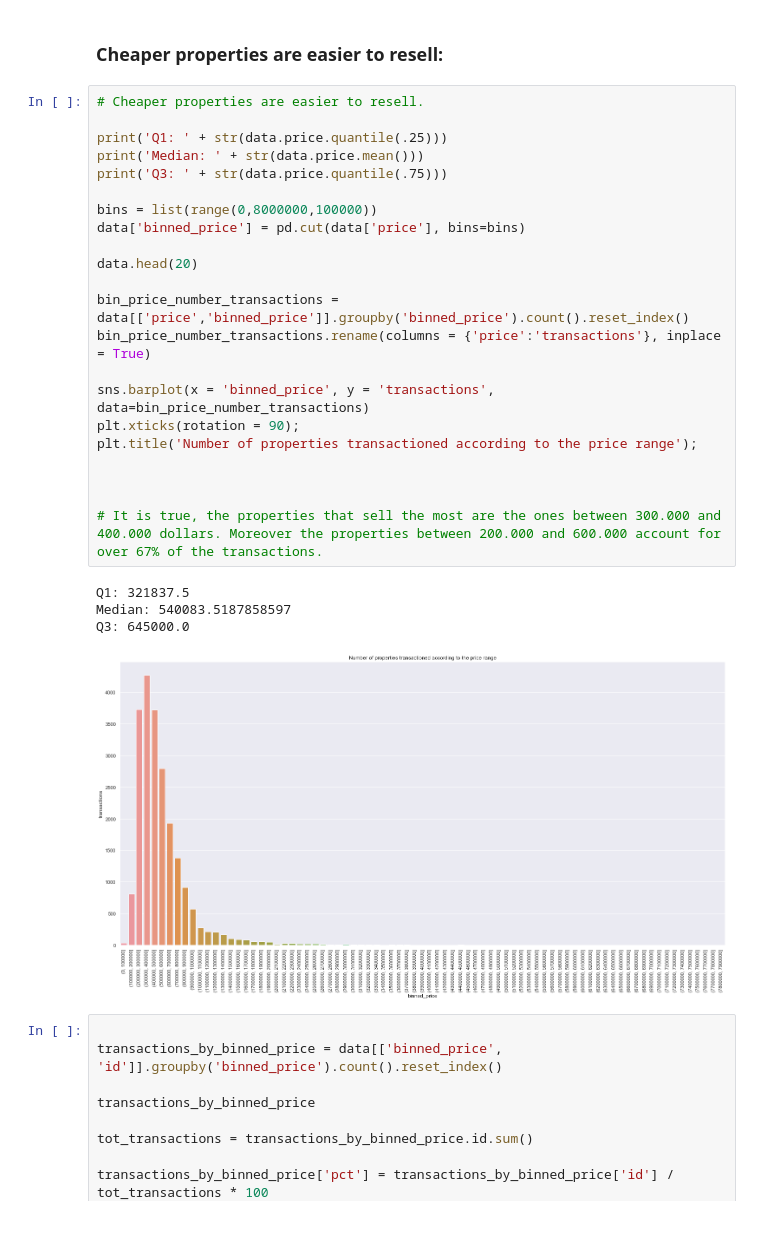
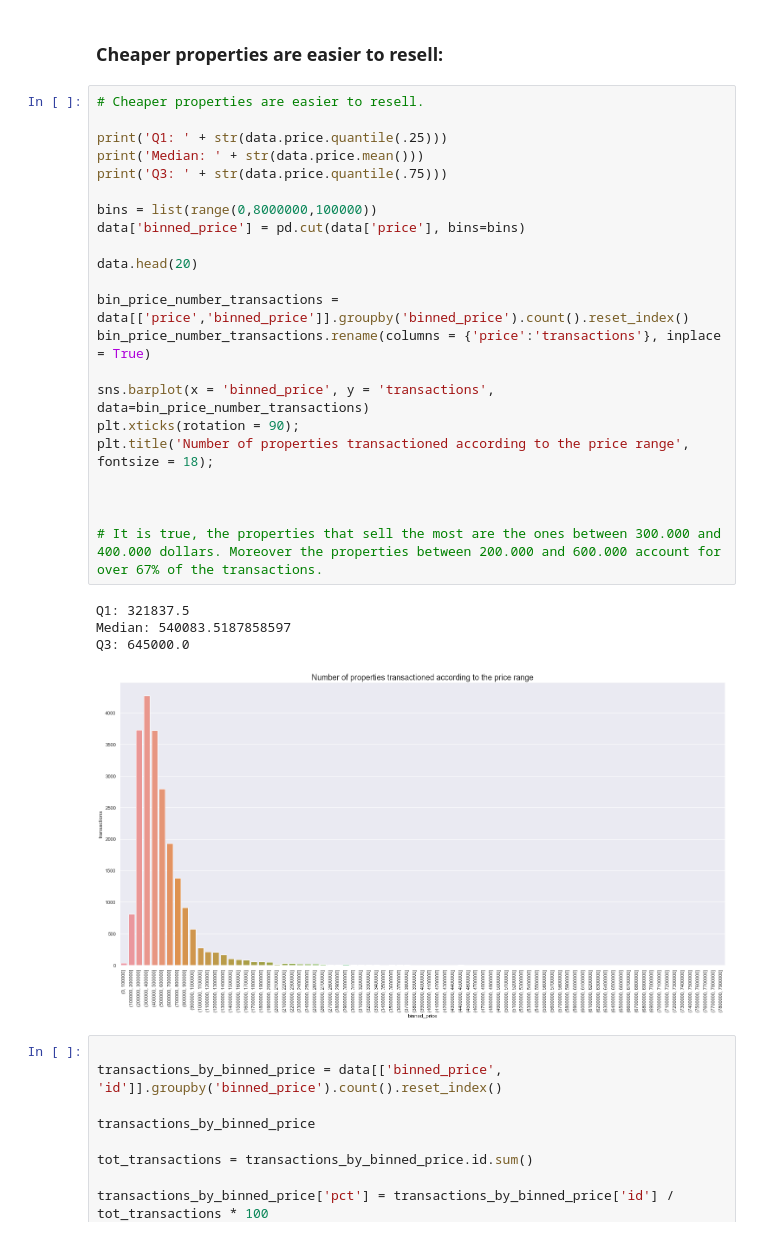
Before and after one commit to fusaa/house-dashboard, a Jupyter notebook: 0 - king county.ipynb, the cells around one changed output. Cells and saved outputs as stored; diff of their text form.

```diff
--- a/0 - king county.ipynb
+++ b/0 - king county.ipynb
@@ -346,30 +346,30 @@ plt.title('Price per Square foot vs Year of Construction');
 # %%
 # Cheaper properties are easier to resell.
 
 print('Q1: ' + str(data.price.quantile(.25)))
 print('Median: ' + str(data.price.mean()))
 print('Q3: ' + str(data.price.quantile(.75)))
 
 bins = list(range(0,8000000,100000))
 data['binned_price'] = pd.cut(data['price'], bins=bins)
 
 data.head(20)
 
 bin_price_number_transactions = data[['price','binned_price']].groupby('binned_price').count().reset_index()
 bin_price_number_transactions.rename(columns = {'price':'transactions'}, inplace = True)
 
 sns.barplot(x = 'binned_price', y = 'transactions', data=bin_price_number_transactions)
 plt.xticks(rotation = 90);
-plt.title('Number of properties transactioned according to the price range');
+plt.title('Number of properties transactioned according to the price range', fontsize = 18);
 
 
 
 # It is true, the properties that sell the most are the ones between 300.000 and 400.000 dollars. Moreover the properties between 200.000 and 600.000 account for over 67% of the transactions.
 # %% [output]
 Q1: 321837.5
 Median: 540083.5187858597
 Q3: 645000.0
-[figure, old version]
+[figure, new version]
 # %%
 
 transactions_by_binned_price = data[['binned_price', 'id']].groupby('binned_price').count().reset_index()
```
Also changed, not shown: parts of 36 cells of this notebook.
